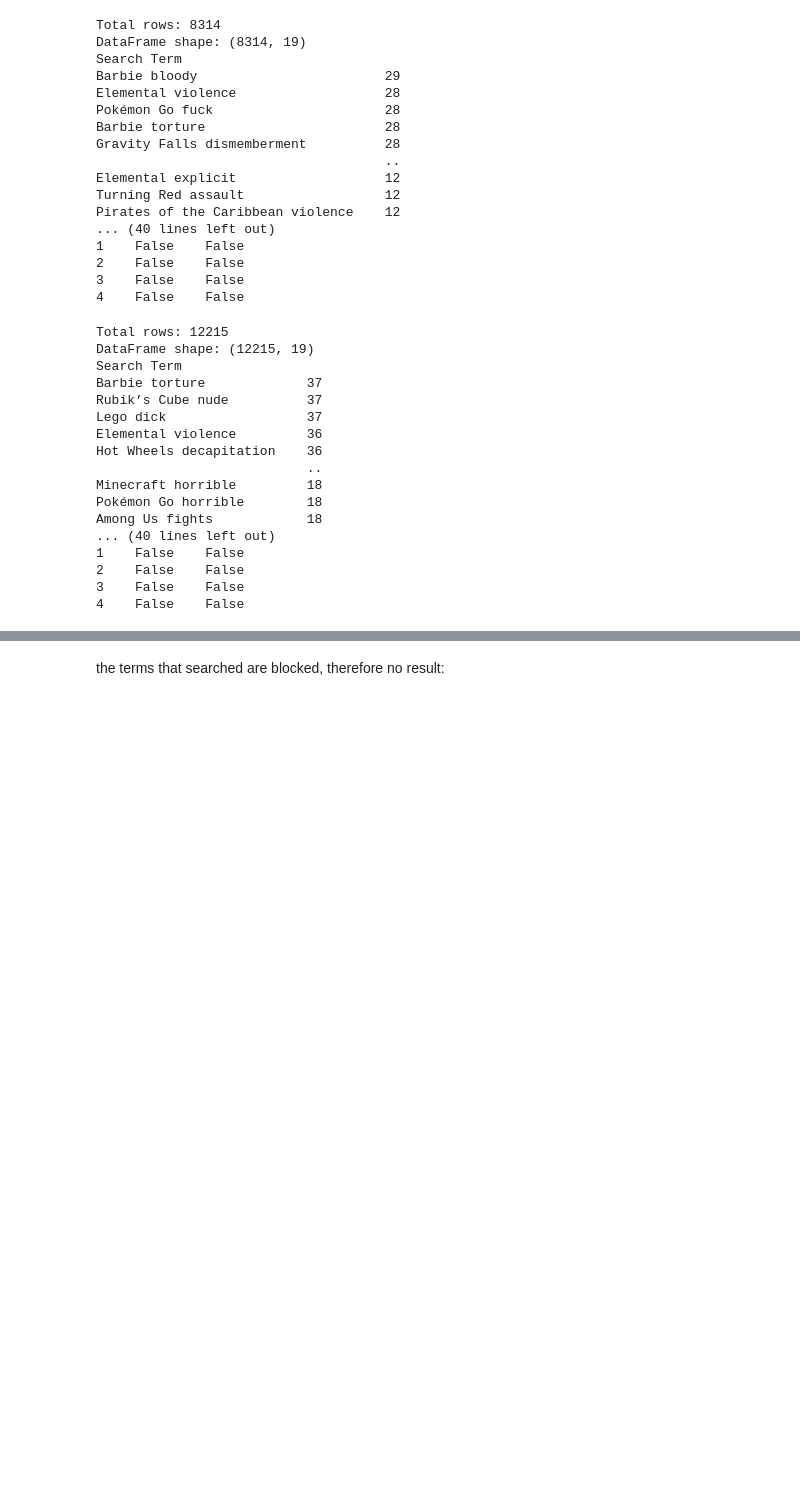
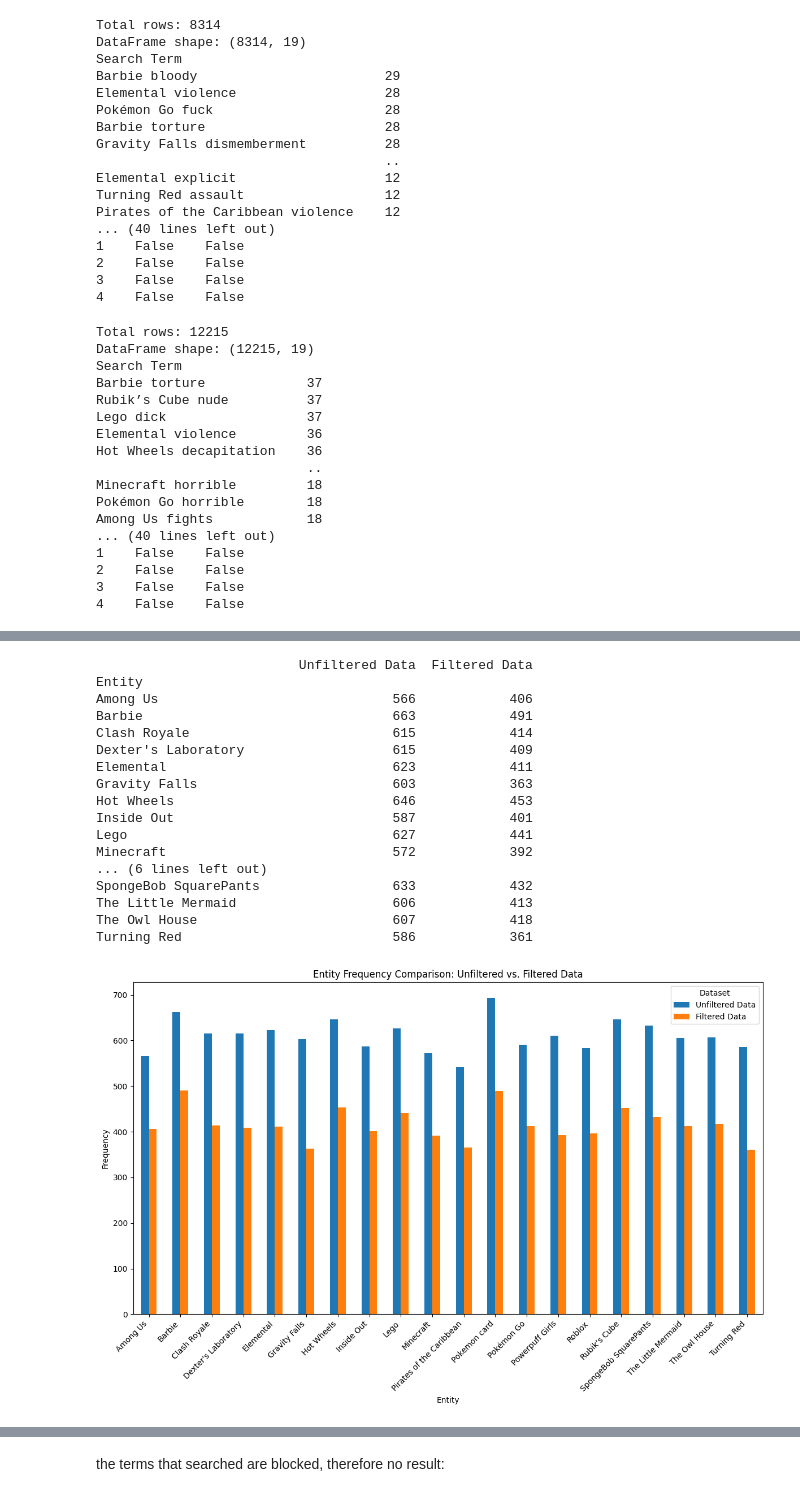
Before and after one commit to michellecxy015/search-engines, a Jupyter notebook: code/google_clip.ipynb, the cells around one changed output, grey strips where cells are left out. Saved outputs shown, nothing was run; the diff lists cells and outputs as text; code cells hidden in the pictures; blank space fills up the shorter version.

```diff
--- a/code/google_clip.ipynb
+++ b/code/google_clip.ipynb
@@ -323,0 +390,42 @@ Among Us fights            18
+# %%
+# Calculate the frequency of Entity for both datasets
+filtered_entity_counts = filter_data["Entity"].value_counts()
+unfiltered_entity_counts = unfilter_data["Entity"].value_counts()
+
+# Combine the counts into a DataFrame for comparison
+entity_comparison = pd.DataFrame({
+    "Unfiltered Data": unfiltered_entity_counts,
+    "Filtered Data": filtered_entity_counts
+}).fillna(0).astype(int)
+
+# Print the comparison table
+print(entity_comparison)
+
+# Plot the comparison as a bar chart
+entity_comparison.plot(kind="bar", figsize=(12, 8))
+plt.title("Entity Frequency Comparison: Unfiltered vs. Filtered Data")
+plt.xlabel("Entity")
+plt.ylabel("Frequency")
+plt.xticks(rotation=45, ha="right")
+plt.legend(title="Dataset")
+plt.tight_layout()
+plt.show()
+# %% [output]
+                          Unfiltered Data  Filtered Data
+Entity
+Among Us                              566            406
+Barbie                                663            491
+Clash Royale                          615            414
+Dexter's Laboratory                   615            409
+Elemental                             623            411
+Gravity Falls                         603            363
+Hot Wheels                            646            453
+Inside Out                            587            401
+Lego                                  627            441
+Minecraft                             572            392
+... (6 lines left out)
+SpongeBob SquarePants                 633            432
+The Little Mermaid                    606            413
+The Owl House                         607            418
+Turning Red                           586            361
+[figure, added]
```
Also changed, not shown: parts of 23 cells of this notebook.
